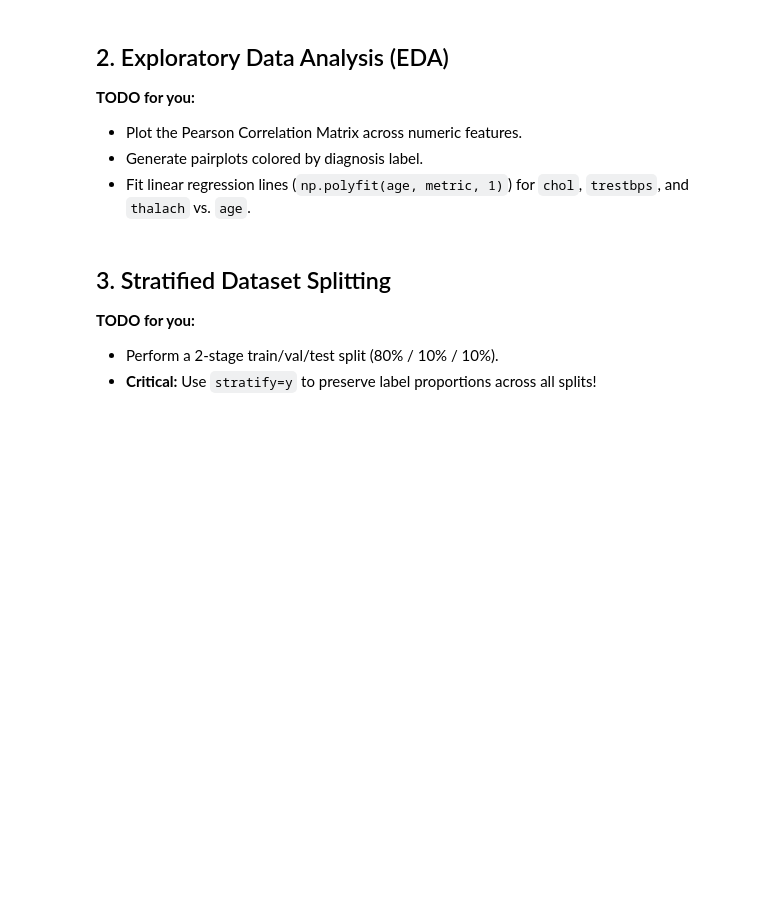
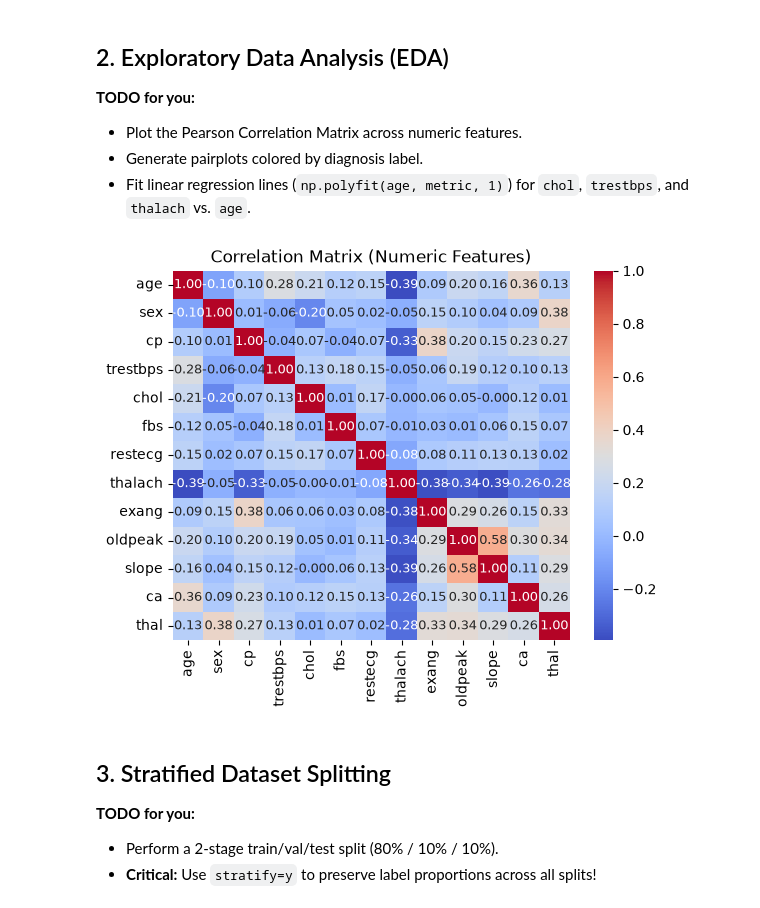
Before and after one commit to AIVIETNAM-AIO-HoangLD/Heart-Disease-Diagnosis-Using-Machine-Learning, a Jupyter notebook: notebooks/01_eda_and_preprocessing.ipynb, the cells around one changed output. Cells and saved outputs as stored; diff of their text form; code cells hidden in the pictures; blank space fills up the shorter version.

```diff
--- a/notebooks/01_eda_and_preprocessing.ipynb
+++ b/notebooks/01_eda_and_preprocessing.ipynb
@@ -41,6 +43,7 @@ print(f"[✓] Environment configured with SEED={SEED}")
 # %%
 # TODO: Load raw data, assign column names, coerce numeric, binarize target
 # Hint: from src.data.loader import load_raw_data
-# raw_df = load_raw_data("../data/cleveland.csv")
-# display(raw_df.head())
-# print(raw_df.info())
+from src.data.loader import load_raw_data
+raw_df = load_raw_data("../data/cleveland.csv")
+#display(raw_df.head())
+print(raw_df.info())
@@ -53,7 +74,11 @@ print(f"[✓] Environment configured with SEED={SEED}")
 - Fit linear regression lines (`np.polyfit(age, metric, 1)`) for `chol`, `trestbps`, and `thalach` vs. `age`.
 # %%
 # TODO: Create correlation heatmap & regression plots
-# Hint: from src.evaluation.visualization import plot_correlation_matrix, plot_scatter_with_regression
+# Hint: from src.evaluation.visualization import plot_correlation_matrix, plot_scatter_with_regress
+from src.evaluation.visualization import plot_correlation_matrix, plot_scatter_with_regression
+plot_correlation_matrix(raw_df, columns=FEATURE_COLUMNS)
+# %% [output]
+[figure, added]
 # %% [markdown]
 ## 3. Stratified Dataset Splitting
 
```
Also changed, not shown: parts of 4 cells of this notebook, 8 other files.
